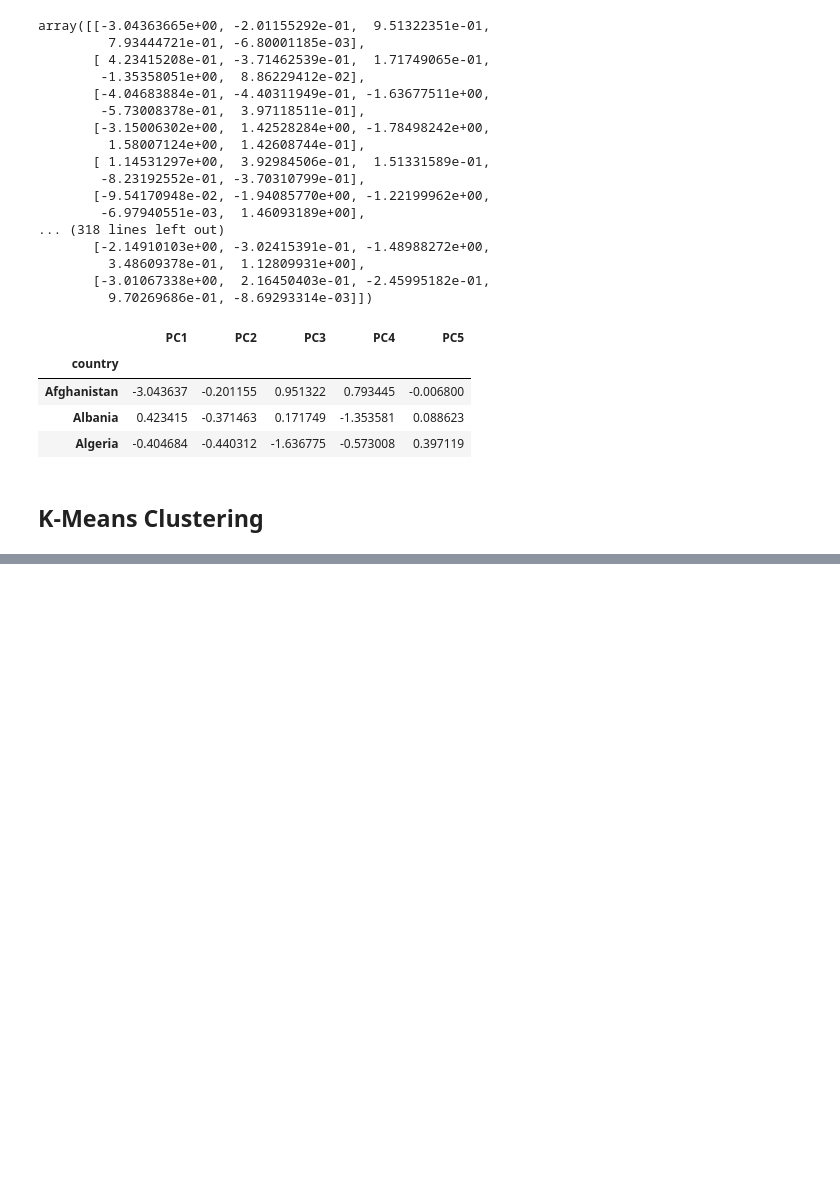
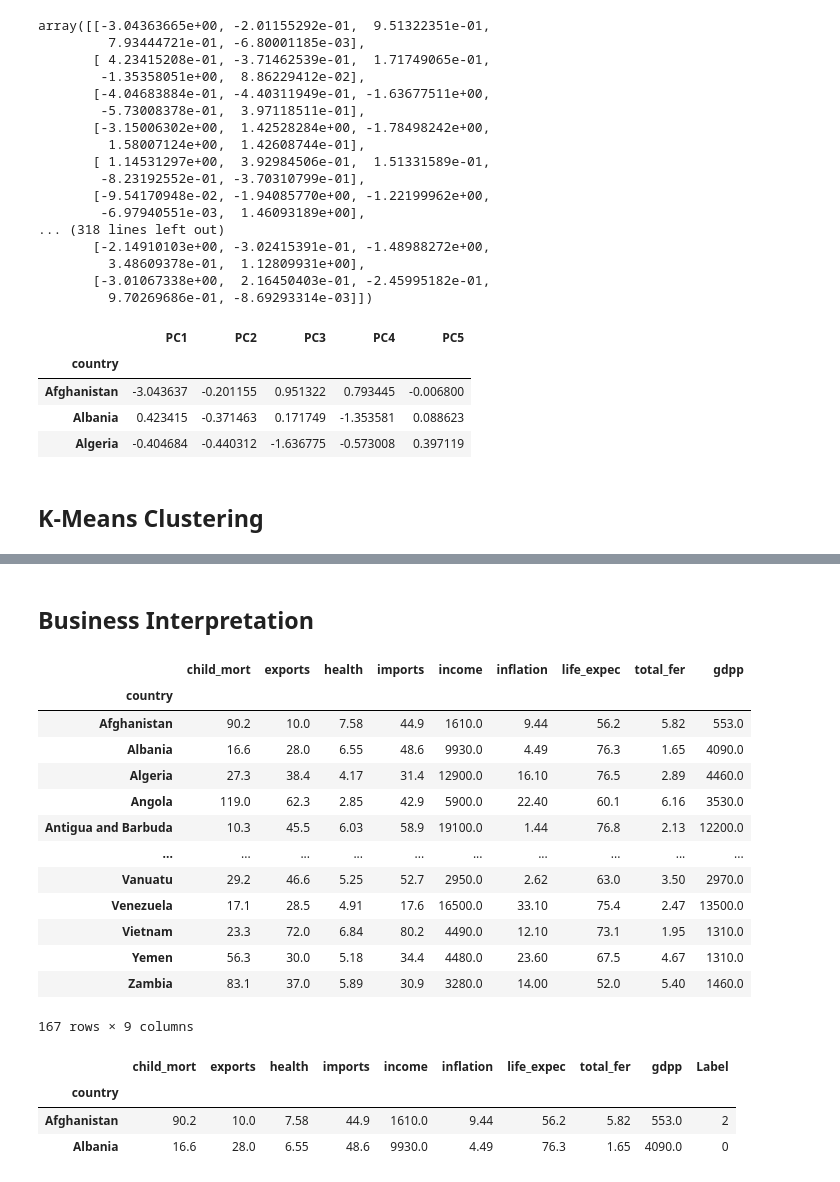
Before and after one commit to RohitRathore25/HELP-NGO-CountryData-Clustering, a Jupyter notebook: HELP NGO Clustering.ipynb, the cells around one changed output, grey strips where cells are left out. Drawn from its saved outputs; the diff is of its cells as text; code cells hidden in the pictures; blank space fills up the shorter version.

```diff
--- a/HELP NGO Clustering.ipynb
+++ b/HELP NGO Clustering.ipynb
@@ -188,0 +239,28 @@ Kelbow.show()
+# %% [markdown]
+## Business Interpretation
+# %%
+data
+# %% [output]
+|  | child_mort | exports | health | imports | income | inflation | life_expec | total_fer | gdpp |
+| country |  |  |  |  |  |  |  |  |  |
+| Afghanistan | 90.2 | 10.0 | 7.58 | 44.9 | 1610.0 | 9.44 | 56.2 | 5.82 | 553.0 |
+| Albania | 16.6 | 28.0 | 6.55 | 48.6 | 9930.0 | 4.49 | 76.3 | 1.65 | 4090.0 |
+| Algeria | 27.3 | 38.4 | 4.17 | 31.4 | 12900.0 | 16.10 | 76.5 | 2.89 | 4460.0 |
+| Angola | 119.0 | 62.3 | 2.85 | 42.9 | 5900.0 | 22.40 | 60.1 | 6.16 | 3530.0 |
+| Antigua and Barbuda | 10.3 | 45.5 | 6.03 | 58.9 | 19100.0 | 1.44 | 76.8 | 2.13 | 12200.0 |
+| ... | ... | ... | ... | ... | ... | ... | ... | ... | ... |
+| Vanuatu | 29.2 | 46.6 | 5.25 | 52.7 | 2950.0 | 2.62 | 63.0 | 3.50 | 2970.0 |
+| Venezuela | 17.1 | 28.5 | 4.91 | 17.6 | 16500.0 | 33.10 | 75.4 | 2.47 | 13500.0 |
+| Vietnam | 23.3 | 72.0 | 6.84 | 80.2 | 4490.0 | 12.10 | 73.1 | 1.95 | 1310.0 |
+| Yemen | 56.3 | 30.0 | 5.18 | 34.4 | 4480.0 | 23.60 | 67.5 | 4.67 | 1310.0 |
+| Zambia | 83.1 | 37.0 | 5.89 | 30.9 | 3280.0 | 14.00 | 52.0 | 5.40 | 1460.0 |
+167 rows × 9 columns
+# %%
+# To have business understanding lets the labels on original dataset
+data['Label'] = labels
+data.head(2)
+# %% [output]
+|  | child_mort | exports | health | imports | income | inflation | life_expec | total_fer | gdpp | Label |
+| country |  |  |  |  |  |  |  |  |  |  |
+| Afghanistan | 90.2 | 10.0 | 7.58 | 44.9 | 1610.0 | 9.44 | 56.2 | 5.82 | 553.0 | 2 |
+| Albania | 16.6 | 28.0 | 6.55 | 48.6 | 9930.0 | 4.49 | 76.3 | 1.65 | 4090.0 | 0 |
```
Also changed, not shown: parts of 30 cells of this notebook, 4 other files.
